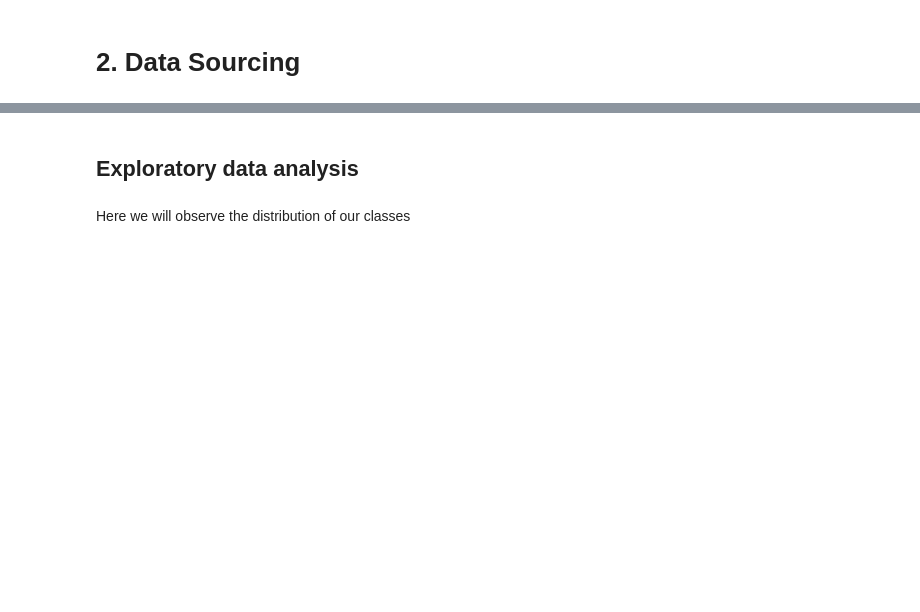
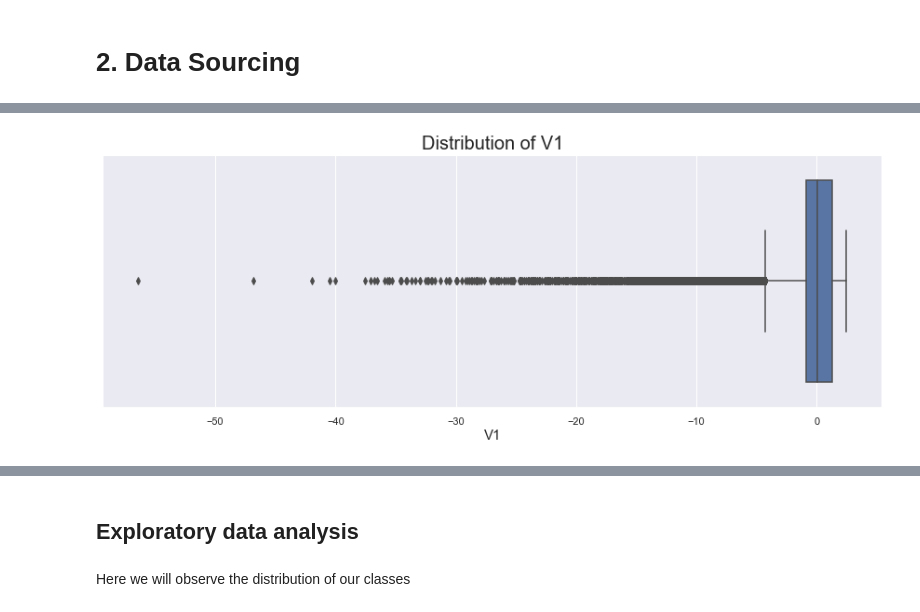
Before and after one commit to akshaykadam100/Credit-Card-Fraud-Detection, a Jupyter notebook: modelling/V1_Akshay_Kadam_DML2070010.ipynb, the cells around one changed output, grey strips where cells are left out. Drawn from its saved outputs; the diff is of its cells as text; code cells hidden in the pictures; blank space fills up the shorter version.

```diff
--- a/modelling/V1_Akshay_Kadam_DML2070010.ipynb
+++ b/modelling/V1_Akshay_Kadam_DML2070010.ipynb
@@ -39,0 +183,24 @@ raw_data = pd.read_csv(input_file_path)
+# %%
+def amount_binning(x, max_amount):
+    if x <= (0.1*max_amount):
+        return 'Upto 10%'
+    elif x <= (0.2*max_amount):
+        return '10% to 20%'
+    elif x <= (0.3*max_amount):
+        return '20% to 30%'
+    elif x <= (0.4*max_amount):
+        return '30% to 40%'
+    elif x <= (0.5*max_amount):
+        return '40% to 50%'
+    elif x <= (0.6*max_amount):
+        return '50% to 60%'
+    elif x <= (0.7*max_amount):
+        return '60% to 70%'
+    elif x <= (0.8*max_amount):
+        return '70% to 80%'
+    elif x <= (0.9*max_amount):
+        return '80% to 90%'
+    else:
+        return 'More Than 90%'
+# %%
+raw_data['Amount_Bin'] = raw_data.Amount.apply(amount_binning, args=(max(raw_data.Amount),))
@@ -39,0 +227,2 @@ raw_data = pd.read_csv(input_file_path)
+# %%
+raw_data = raw_data.drop(columns=['Amount_Bin'])
@@ -39,0 +251,8 @@ raw_data = pd.read_csv(input_file_path)
+# %%
+plt.figure(figsize=(15,5))
+sns.boxplot(raw_data.V1)
+plt.title('Distribution of V1', fontdict={'fontsize': 20})
+plt.xlabel('V1', fontdict={'fontsize': 15})
+plt.show()
+# %% [output]
+[figure, added]
```
Also changed, not shown: parts of 43 cells of this notebook, 1 other file.
